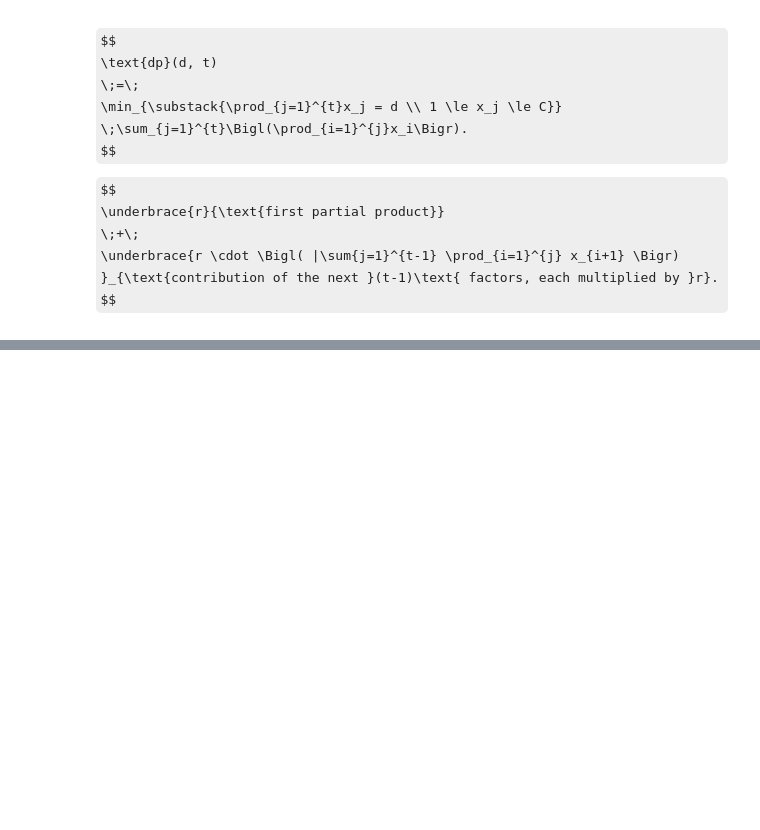
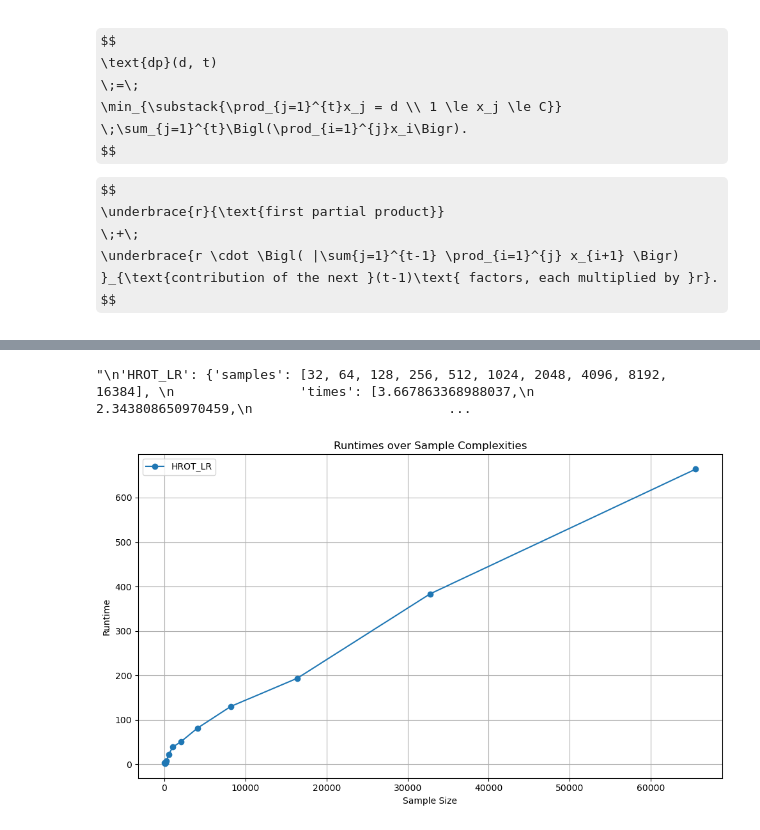
Before and after one commit to raphael-group/HiRef, a Jupyter notebook: notebooks/synthetic_experiments_sample_complexity_bench.ipynb, the cells around one changed output, grey strips where cells are left out. Cells and saved outputs as stored; diff of their text form; code cells hidden in the pictures; some formulas as TeX source; blank space fills up the shorter version.

```diff
--- a/notebooks/synthetic_experiments_sample_complexity_bench.ipynb
+++ b/notebooks/synthetic_experiments_sample_complexity_bench.ipynb
@@ -502,12 +496,13 @@ print(sample_sizes)
 import math
 import functools
 import operator
+import time
 
 # Squared Euclidean cost p=2 or Euclidean if p=1
 p = 1
 K = 2
 
-#sample_sizes = [int(2**i) for i in range(5, 18, 1)]
+sample_sizes = [int(2**i) for i in range(15, 18, 1)]
 
 # Initialize dictionaries to store costs and sample sizes
 costs = {
@@ -544,10 +539,14 @@ for n in sample_sizes:
     rank_schedule = optimal_rank_schedule( n, hierarchy_depth = 6, max_Q = int(2**10), max_rank = 64 )
 
     #rank_schedule = [K, int(n / K)]  # Total of (1+K) runs of low-rank OT req'd
+
     try:
-        hrot_lr = HR_OT.HierarchicalRefinementOT.init_from_point_clouds(_X, _Y, rank_schedule, base_rank=1, device=device)
+        hrot_lr = HR_OT.HierarchicalRefinementOT.init_from_point_clouds(_X, _Y, rank_schedule, base_rank=1, device=device, sq_Euclidean=True)
         del _X, _Y
+        s = time.time()
         F = hrot_lr.run(return_as_coupling=False)
+        e = time.time()
+        print(f'runtime: { e - s}')
         #plot_proj_monge(F, X, Y)
         cost_hrot_lr = hrot_lr.compute_OT_cost()
         costs['HROT_LR']['samples'].append(n)
@@ -581,6 +580,8 @@ for n in sample_sizes:
         solver = sinkhorn.Sinkhorn()
         ot_solution = solver(ot_problem)
         P_sinkhorn = ot_solution.matrix
+        e = time.time()
+        print(f'Sinkhorn runtime: {e - s}')
         cost_sink = (C.cpu().numpy() * P_sinkhorn).sum()
         costs['Sinkhorn']['samples'].append(n)
         costs['Sinkhorn']['costs'].append(cost_sink)
@@ -691,3 +690,72 @@ plt.show()
+# %%
+times = {'HROT_LR': {'samples': [32, 64, 128, 256, 512, 1024, 2048, 4096, 8192, 16384,
+                                32768, 65536
+                                ],
+                'times': [3.667863368988037,
+                          2.343808650970459,
+                          3.0835752487182617,
+                          7.239800453186035,
+                          21.791643619537354,
+                          38.646852016448975,
+                          51.093364000320435,
+                          81.64709401130676,
+                          130.2639126777649,
+                          193.57822179794312,
+                          383.44355726242065,
+                          664.1615333557129
+                         ]},
+}
+
+'''
+'HROT_LR': {'samples': [32, 64, 128, 256, 512, 1024, 2048, 4096, 8192, 16384],
+                'times': [3.667863368988037,
+                          2.343808650970459,
+                          3.0835752487182617,
+                          7.239800453186035,
+                          21.791643619537354,
+                          38.646852016448975,
+                          51.093364000320435,
+                          81.64709401130676,
+                          130.2639126777649,
+                          193.57822179794312
+                         ]},
+
+'Sinkhorn': {'samples': [32, 64, 128, 256, 512, 1024, 2048, 4096, 8192, 16384],
+                'times': [0.1680617332458496,
+                          0.1831061840057373,
+                          0.6329329013824463,
+                          0.1992018222808838,
+                          0.22551584243774414,
+                          0.3622288703918457,
+                          0.9723002910614014,
+                          4.914999961853027,
+                          20.02446484565735,
+                          89.86061763763428
+                         ]},
+
+                         '''
+# %% [output]
+"\n'HROT_LR': {'samples': [32, 64, 128, 256, 512, 1024, 2048, 4096, 8192, 16384], \n                'times': [3.667863368988037,\n                          2.343808650970459,\n                         ...
+# %%
+# Plotting the results
+plt.figure(figsize=(10, 6))
+
+for method, data in times.items():
+    if data['samples']:
+        plt.plot(data['samples'], data['times'], marker='o', label=method)
+
+plt.xlabel('Sample Size')
+plt.ylabel('Runtime')
+plt.title('Runtimes over Sample Complexities')
+plt.legend()
+plt.grid(True)
+plt.tight_layout()
+
+plt.savefig('hrot_runtime.png', dpi=300)
+
+plt.show()
+# %% [output]
+[figure, added]
 # %%
 '''
 for n in sample_sizes:
```
Also changed, not shown: parts of 5 cells of this notebook, 4 other files.
